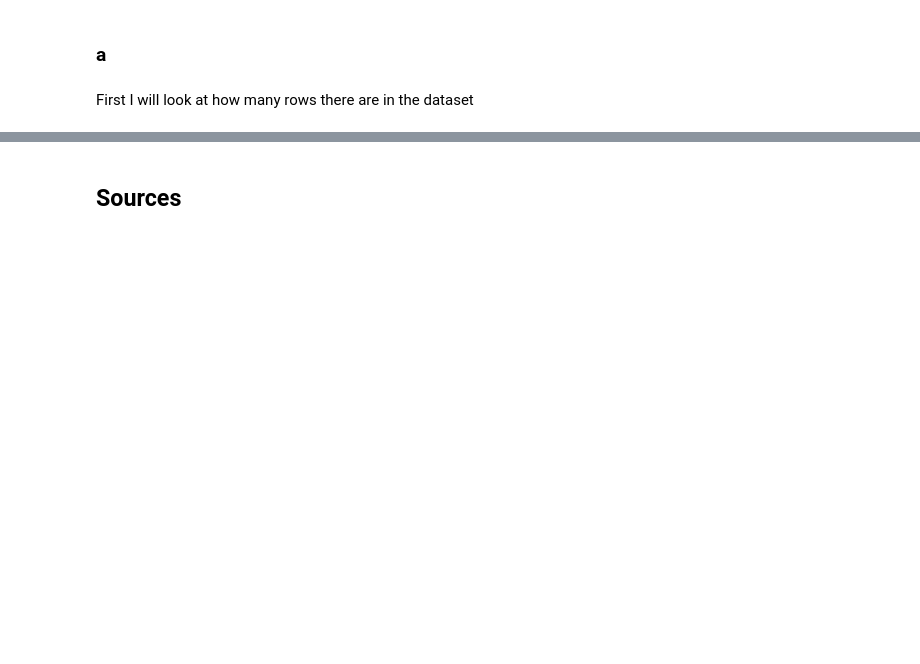
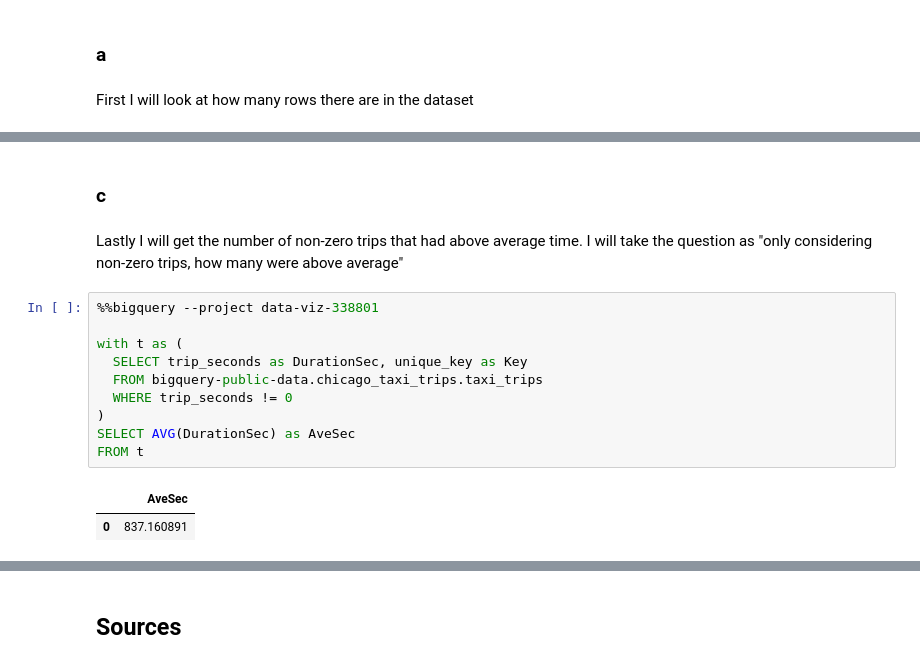
Before and after one commit to BrendenLatham/Data_Viz, a Jupyter notebook: Exam1.ipynb, the cells around one changed output, grey strips where cells are left out. Saved outputs shown, nothing was run; the diff lists cells and outputs as text; blank space fills up the shorter version.

```diff
--- a/Exam1.ipynb
+++ b/Exam1.ipynb
@@ -149,0 +177,17 @@ ERROR:
+# %% [markdown]
+### c
+# %% [markdown]
+Lastly I will get the number of non-zero trips that had above average time. I will take the question as "only considering non-zero trips, how many were above average"
+# %%
+%%bigquery --project data-viz-338801
+
+with t as (
+  SELECT trip_seconds as DurationSec, unique_key as Key
+  FROM bigquery-public-data.chicago_taxi_trips.taxi_trips
+  WHERE trip_seconds != 0
+)
+SELECT AVG(DurationSec) as AveSec
+FROM t
+# %% [output]
+|  | AveSec |
+| 0 | 837.160891 |
```
Also changed, not shown: parts of 18 cells of this notebook.
